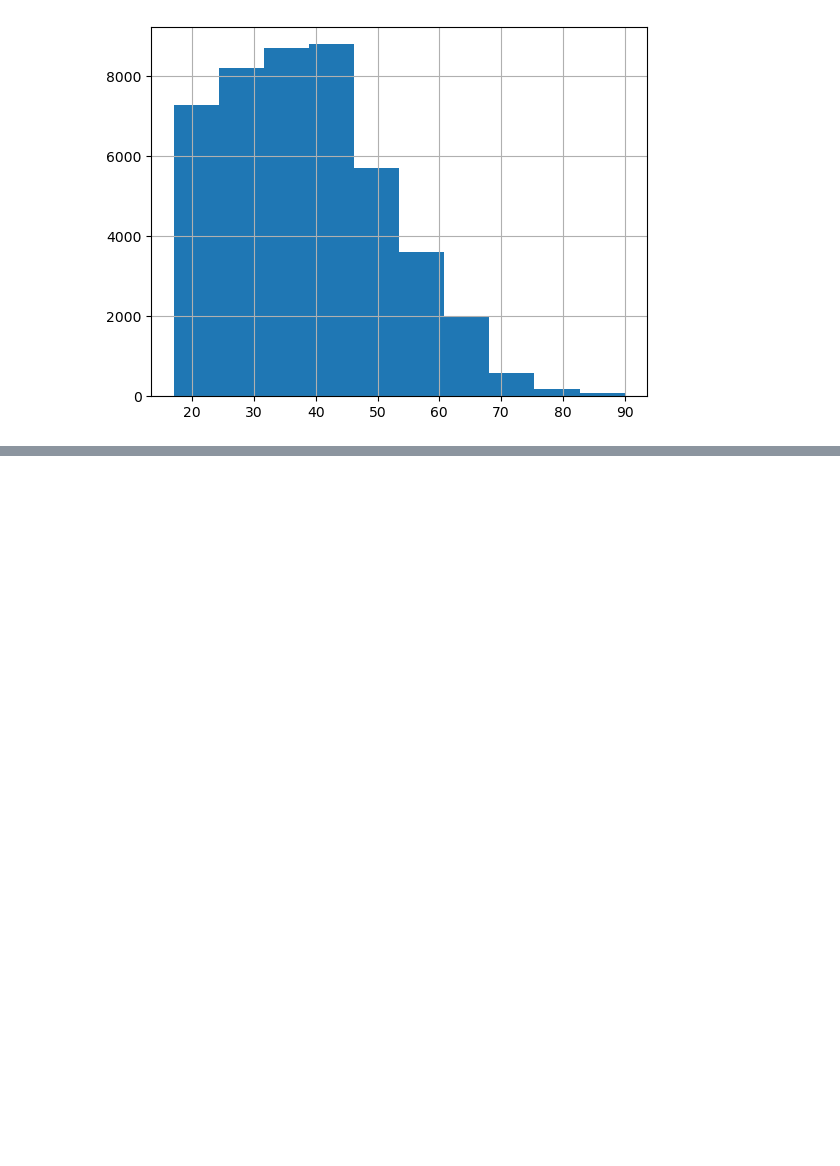
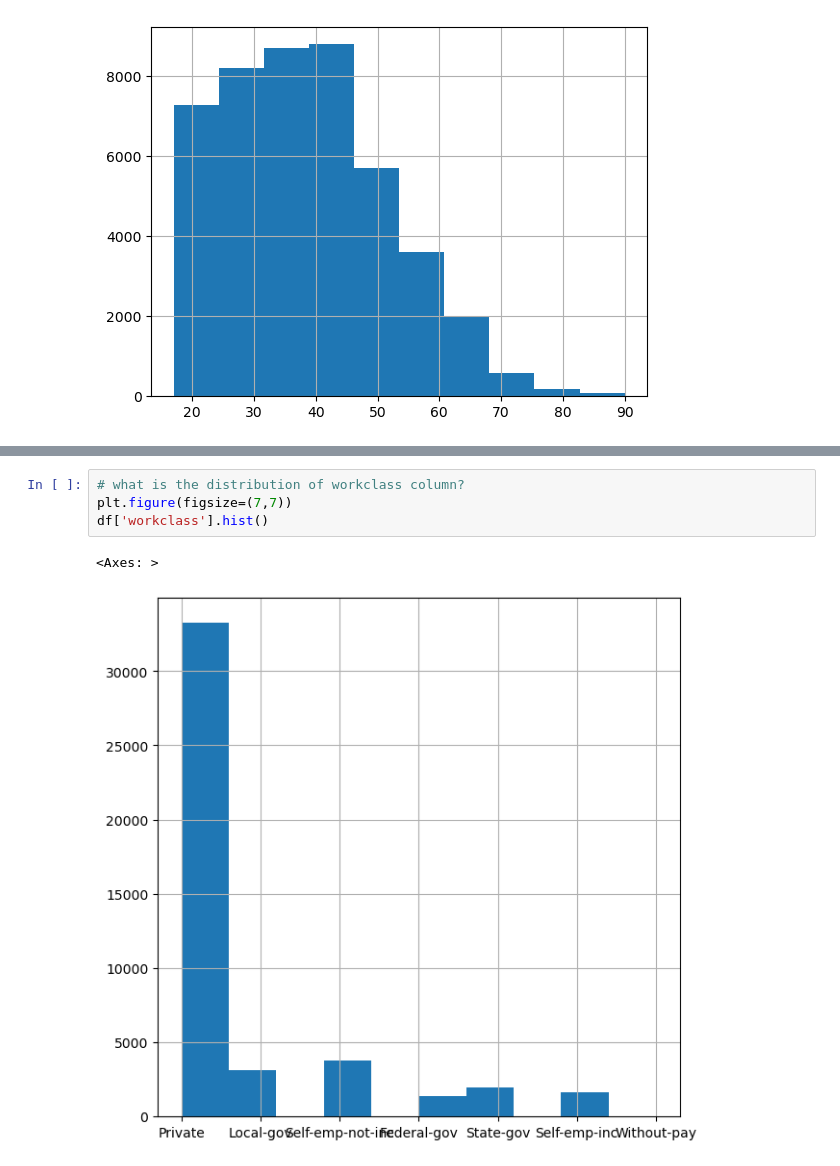
Before and after one commit to JohnKimaiyo/Business-Analyst-Projects, a Jupyter notebook: Python Data Analysis Tutorials/Data Thinkers/Adult Income.ipynb, the cells around one changed output, grey strips where cells are left out. Saved outputs shown, nothing was run; the diff lists cells and outputs as text; blank space fills up the shorter version.

```diff
--- a/Python Data Analysis Tutorials/Data Thinkers/Adult Income.ipynb
+++ b/Python Data Analysis Tutorials/Data Thinkers/Adult Income.ipynb
@@ -292,2 +292,9 @@ sum((df[]))
 # %% [output]
 34858
+# %%
+# what is the distribution of workclass column?
+plt.figure(figsize=(7,7))
+df['workclass'].hist()
+# %% [output]
+<Axes: >
+[figure, added]
```
Also changed, not shown: parts of 1 cell of this notebook.
